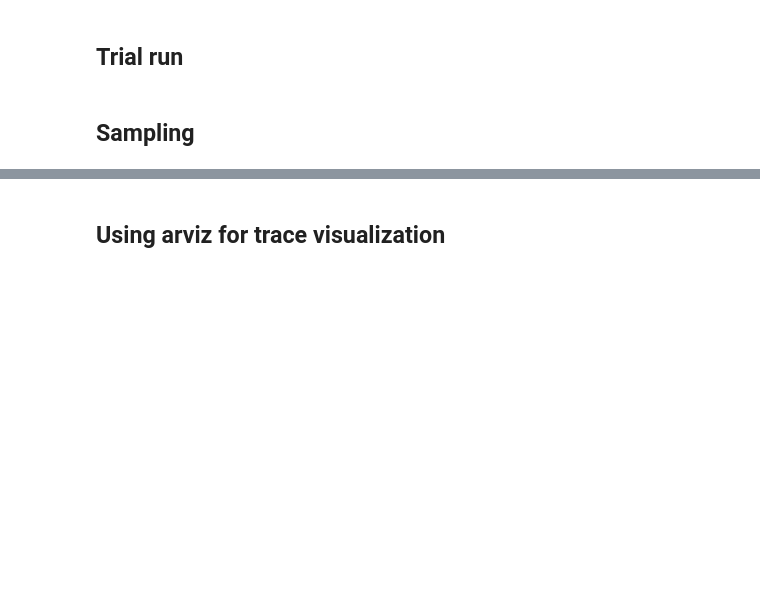
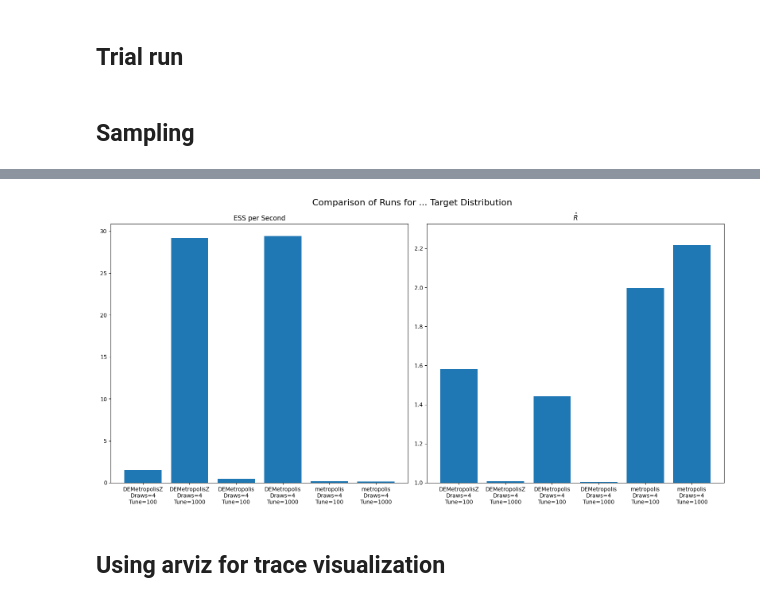
Before and after one commit to adialloaziz/mcmc-comparison, a Jupyter notebook: mcmc_Calibration.ipynb, the cells around one changed output, grey strips where cells are left out. Drawn from its saved outputs; the diff is of its cells as text; code cells hidden in the pictures; blank space fills up the shorter version.

```diff
--- a/mcmc_Calibration.ipynb
+++ b/mcmc_Calibration.ipynb
@@ -177,3 +167,7 @@ MCMC COMPARISON
+# %%
+plot_comparison_bars(results_df=results_df)
+# %% [output]
+[figure, added]
 # %% [markdown]
 ## Using arviz for trace visualization
 # %%
```
Also changed, not shown: parts of 26 cells of this notebook, 1 other file.
